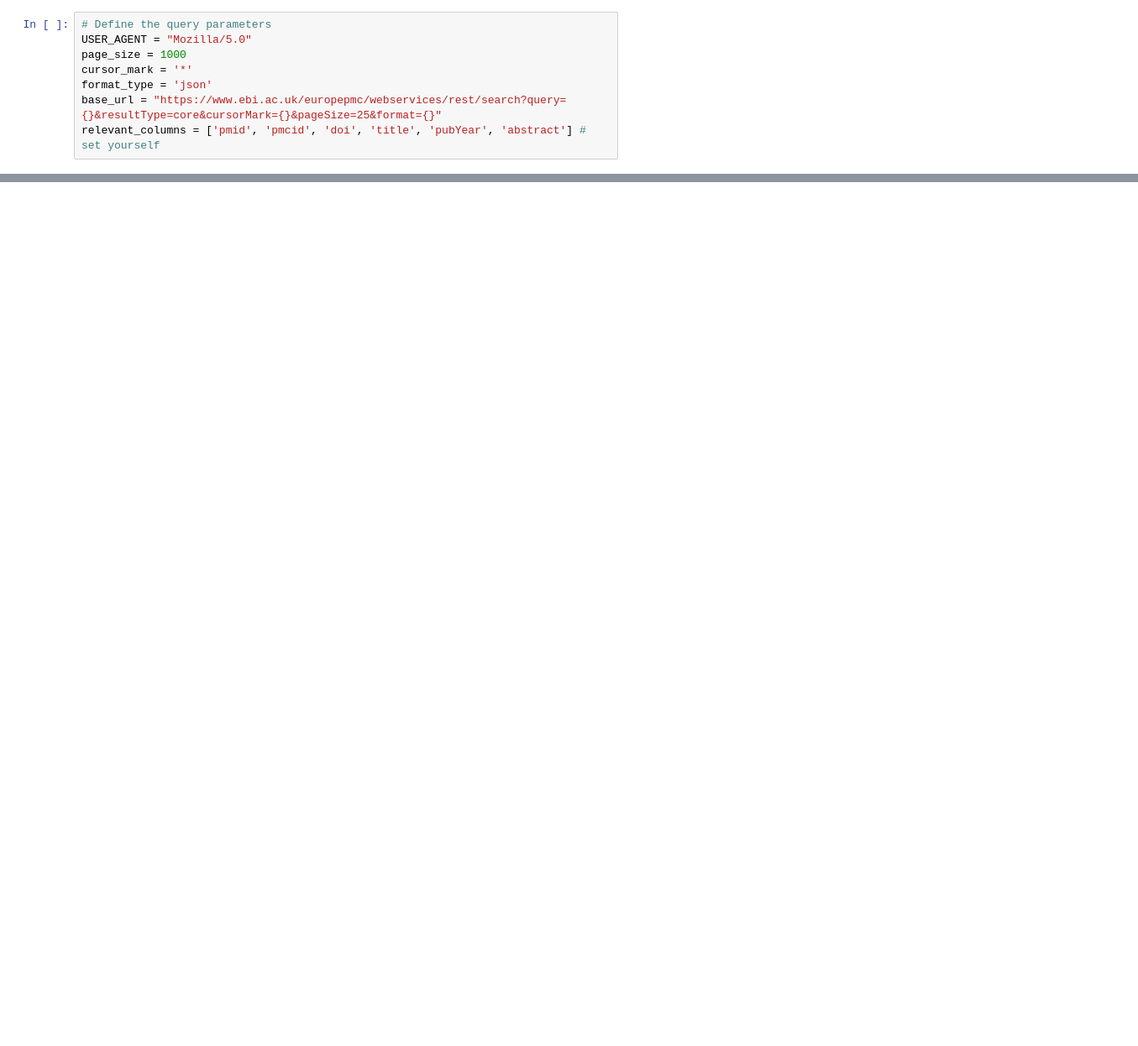
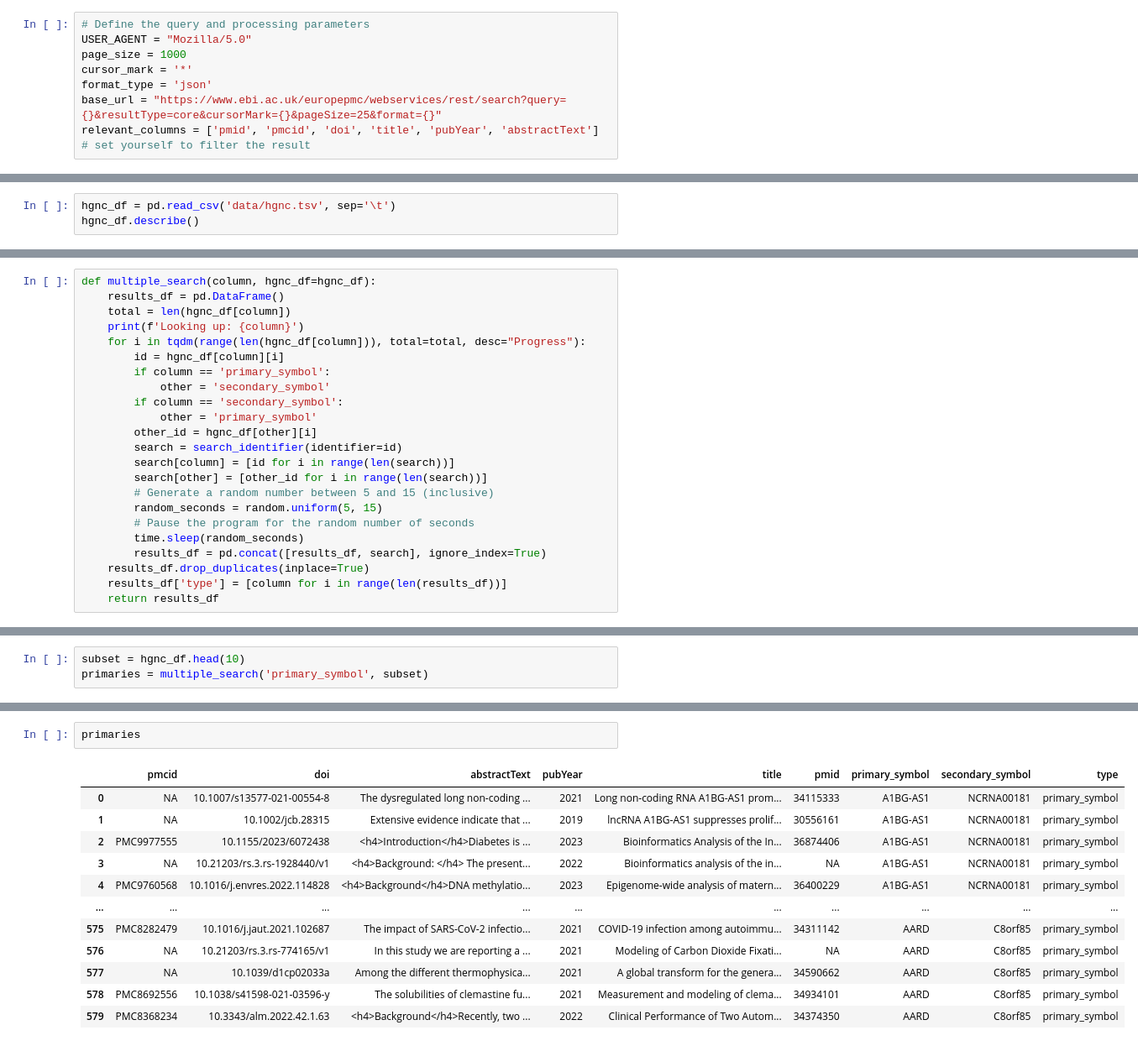
Before and after one commit to sec2pri/usecases, a Jupyter notebook: find_hugos.ipynb, the cells around one changed output, grey strips where cells are left out. Shown: that part at 84% size. Cells and saved outputs as stored; diff of their text form; blank space fills up the shorter version.

Commit message:
Ran on a subset

```diff
--- a/find_hugos.ipynb
+++ b/find_hugos.ipynb
@@ -8,9 +20,9 @@ import re
 # %%
-# Define the query parameters
+# Define the query and processing parameters
 USER_AGENT = "Mozilla/5.0"
 page_size = 1000
 cursor_mark = '*'
 format_type = 'json'
 base_url = "https://www.ebi.ac.uk/europepmc/webservices/rest/search?query={}&resultType=core&cursorMark={}&pageSize=25&format={}"
-relevant_columns = ['pmid', 'pmcid', 'doi', 'title', 'pubYear', 'abstract'] # set yourself
+relevant_columns = ['pmid', 'pmcid', 'doi', 'title', 'pubYear', 'abstractText'] # set yourself to filter the result
 # %%
@@ -54,0 +107,3 @@ Request 2 of 2: https://www.ebi.ac.uk/europepmc/webservices/rest/search?query=cb
+# %%
+hgnc_df = pd.read_csv('data/hgnc.tsv', sep='\t')
+hgnc_df.describe()
@@ -54,0 +118,23 @@ Request 2 of 2: https://www.ebi.ac.uk/europepmc/webservices/rest/search?query=cb
+# %%
+def multiple_search(column, hgnc_df=hgnc_df):
+    results_df = pd.DataFrame()
+    total = len(hgnc_df[column])
+    print(f'Looking up: {column}')
+    for i in tqdm(range(len(hgnc_df[column])), total=total, desc="Progress"):
+        id = hgnc_df[column][i]
+        if column == 'primary_symbol':
+            other = 'secondary_symbol'
+        if column == 'secondary_symbol':
+            other = 'primary_symbol'
+        other_id = hgnc_df[other][i]
+        search = search_identifier(identifier=id)
+        search[column] = [id for i in range(len(search))]
+        search[other] = [other_id for i in range(len(search))]
+        # Generate a random number between 5 and 15 (inclusive)
+        random_seconds = random.uniform(5, 15)
+        # Pause the program for the random number of seconds
+        time.sleep(random_seconds)
+        results_df = pd.concat([results_df, search], ignore_index=True)
+    results_df.drop_duplicates(inplace=True)
+    results_df['type'] = [column for i in range(len(results_df))]
+    return results_df
@@ -54,0 +143,3 @@ Request 2 of 2: https://www.ebi.ac.uk/europepmc/webservices/rest/search?query=cb
+# %%
+subset = hgnc_df.head(10)
+primaries = multiple_search('primary_symbol', subset)
@@ -54,0 +160,15 @@ Request 2 of 2: https://www.ebi.ac.uk/europepmc/webservices/rest/search?query=cb
+# %%
+primaries
+# %% [output]
+|  | pmcid | doi | abstractText | pubYear | title | pmid | primary_symbol | secondary_symbol | type |
+| 0 | NA | 10.1007/s13577-021-00554-8 | The dysregulated long non-coding ... | 2021 | Long non-coding RNA A1BG-AS1 prom... | 34115333 | A1BG-AS1 | NCRNA00181 | primary_symbol |
+| 1 | NA | 10.1002/jcb.28315 | Extensive evidence indicate that ... | 2019 | lncRNA A1BG-AS1 suppresses prolif... | 30556161 | A1BG-AS1 | NCRNA00181 | primary_symbol |
+| 2 | PMC9977555 | 10.1155/2023/6072438 | <h4>Introduction</h4>Diabetes is ... | 2023 | Bioinformatics Analysis of the In... | 36874406 | A1BG-AS1 | NCRNA00181 | primary_symbol |
+| 3 | NA | 10.21203/rs.3.rs-1928440/v1 | <h4>Background: </h4> The present... | 2022 | Bioinformatics analysis of the in... | NA | A1BG-AS1 | NCRNA00181 | primary_symbol |
+| 4 | PMC9760568 | 10.1016/j.envres.2022.114828 | <h4>Background</h4>DNA methylatio... | 2023 | Epigenome-wide analysis of matern... | 36400229 | A1BG-AS1 | NCRNA00181 | primary_symbol |
+| ... | ... | ... | ... | ... | ... | ... | ... | ... | ... |
+| 575 | PMC8282479 | 10.1016/j.jaut.2021.102687 | The impact of SARS-CoV-2 infectio... | 2021 | COVID-19 infection among autoimmu... | 34311142 | AARD | C8orf85 | primary_symbol |
+| 576 | NA | 10.21203/rs.3.rs-774165/v1 | In this study we are reporting a ... | 2021 | Modeling of Carbon Dioxide Fixati... | NA | AARD | C8orf85 | primary_symbol |
+| 577 | NA | 10.1039/d1cp02033a | Among the different thermophysica... | 2021 | A global transform for the genera... | 34590662 | AARD | C8orf85 | primary_symbol |
+| 578 | PMC8692556 | 10.1038/s41598-021-03596-y | The solubilities of clemastine fu... | 2021 | Measurement and modeling of clema... | 34934101 | AARD | C8orf85 | primary_symbol |
+| 579 | PMC8368234 | 10.3343/alm.2022.42.1.63 | <h4>Background</h4>Recently, two ... | 2022 | Clinical Performance of Two Autom... | 34374350 | AARD | C8orf85 | primary_symbol |
```
Also changed, not shown: parts of 17 cells of this notebook, 3 other files.
